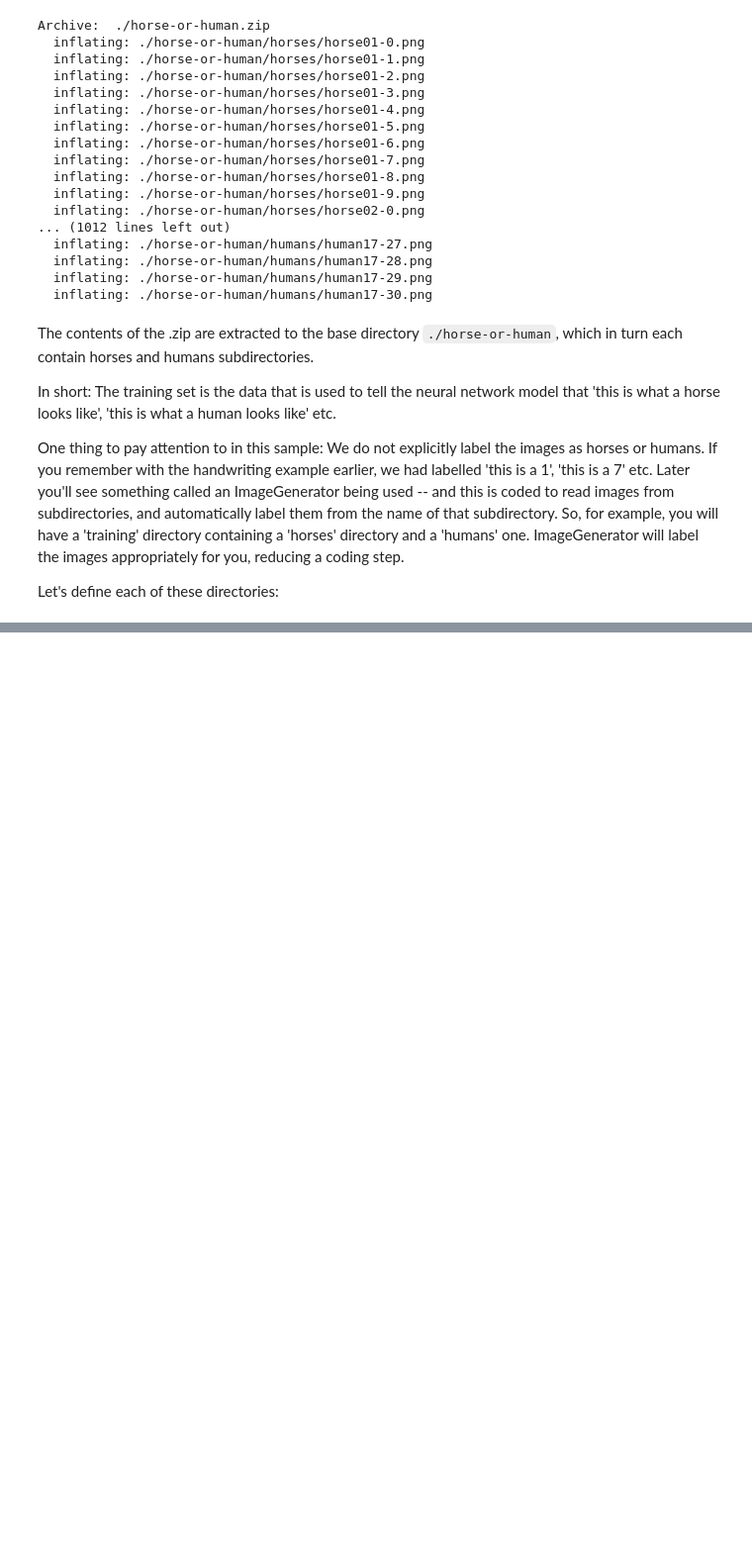
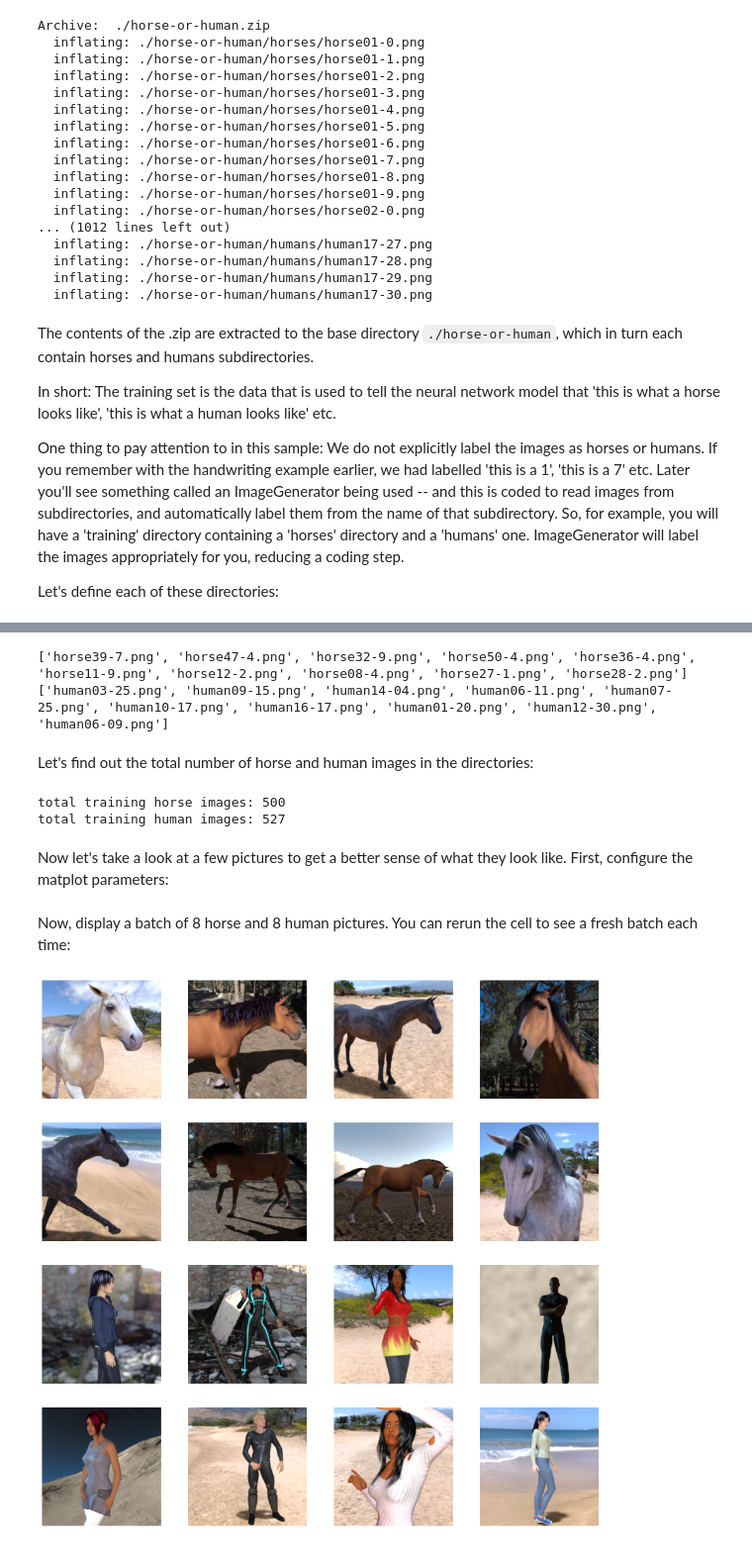
Before and after one commit to indrapaul824/Deep-Learning-with-TensorFlow, a Jupyter notebook: DeepLearning.AI TensorFlow Developer/C4_Using Real World Images/horse_human_cls.ipynb, the cells around one changed output, grey strips where cells are left out. Shown at 99% size. Cells and saved outputs as stored; diff of their text form; code cells hidden in the pictures; blank space fills up the shorter version.

Commit message:
Add data preprocessing to horse-human classifier

```diff
--- a/DeepLearning.AI TensorFlow Developer/C4_Using Real World Images/horse_human_cls.ipynb
+++ b/DeepLearning.AI TensorFlow Developer/C4_Using Real World Images/horse_human_cls.ipynb
@@ -60,0 +65,55 @@ train_human_dir = os.path.join('./horse-or-human/humans')
+# %%
+train_horse_names = os.listdir(train_horse_dir)
+print(train_horse_names[:10])
+
+train_human_names = os.listdir(train_human_dir)
+print(train_human_names[:10])
+# %% [output]
+['horse39-7.png', 'horse47-4.png', 'horse32-9.png', 'horse50-4.png', 'horse36-4.png', 'horse11-9.png', 'horse12-2.png', 'horse08-4.png', 'horse27-1.png', 'horse28-2.png']
+['human03-25.png', 'human09-15.png', 'human14-04.png', 'human06-11.png', 'human07-25.png', 'human10-17.png', 'human16-17.png', 'human01-20.png', 'human12-30.png', 'human06-09.png']
+# %% [markdown]
+Let's find out the total number of horse and human images in the directories:
+# %%
+print('total training horse images:', len(os.listdir(train_horse_dir)))
+print('total training human images:', len(os.listdir(train_human_dir)))
+# %% [output]
+total training horse images: 500
+total training human images: 527
+# %% [markdown]
+Now let's take a look at a few pictures to get a better sense of what they look like. First, configure the matplot parameters:
+# %%
+%matplotlib inline
+
+import matplotlib.pyplot as plt
+import matplotlib.image as mpimg
+
+# Parameters for our graph; we'll output images in a 4x4 configuration
+nrows = 4
+ncols = 4
+
+# Index for iterating over images
+pic_index = 0
+# %% [markdown]
+Now, display a batch of 8 horse and 8 human pictures. You can rerun the cell to see a fresh batch each time:
+# %%
+# Set up matplotlib fig, and size it to fit 4x4 pics
+fig = plt.gcf()
+fig.set_size_inches(ncols * 4, nrows * 4)
+
+pic_index += 8
+next_horse_pix = [os.path.join(train_horse_dir, fname)
+                for fname in train_horse_names[pic_index-8:pic_index]]
+next_human_pix = [os.path.join(train_human_dir, fname)
+                for fname in train_human_names[pic_index-8:pic_index]]
+
+for i, img_path in enumerate(next_horse_pix+next_human_pix):
+  # Set up subplot; subplot indices start at 1
+  sp = plt.subplot(nrows, ncols, i + 1)
+  sp.axis('Off') # Don't show axes (or gridlines)
+
+  img = mpimg.imread(img_path)
+  plt.imshow(img)
+
+plt.show()
+# %% [output]
+[figure, added]
```
Also changed, not shown: parts of 11 cells of this notebook.
